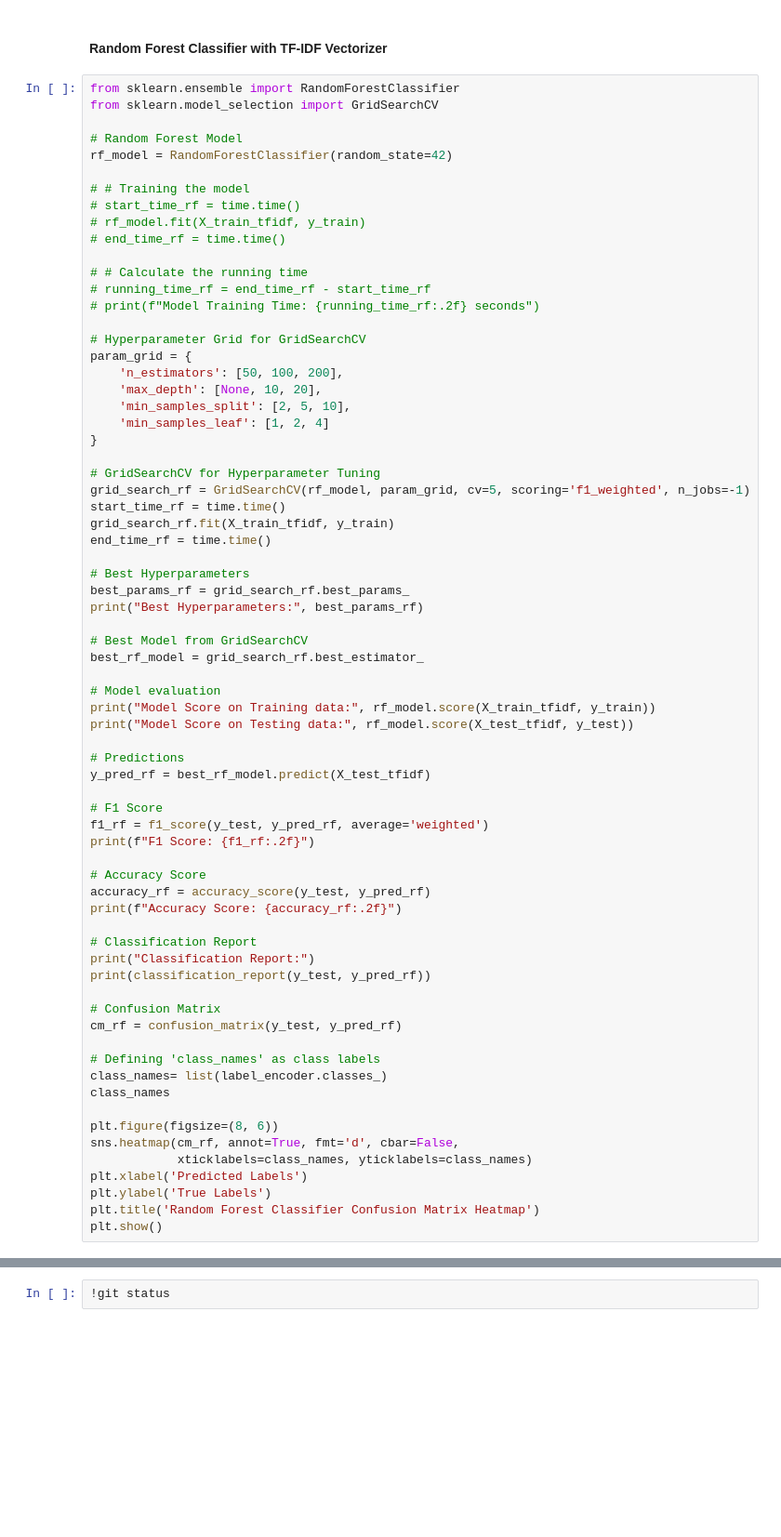
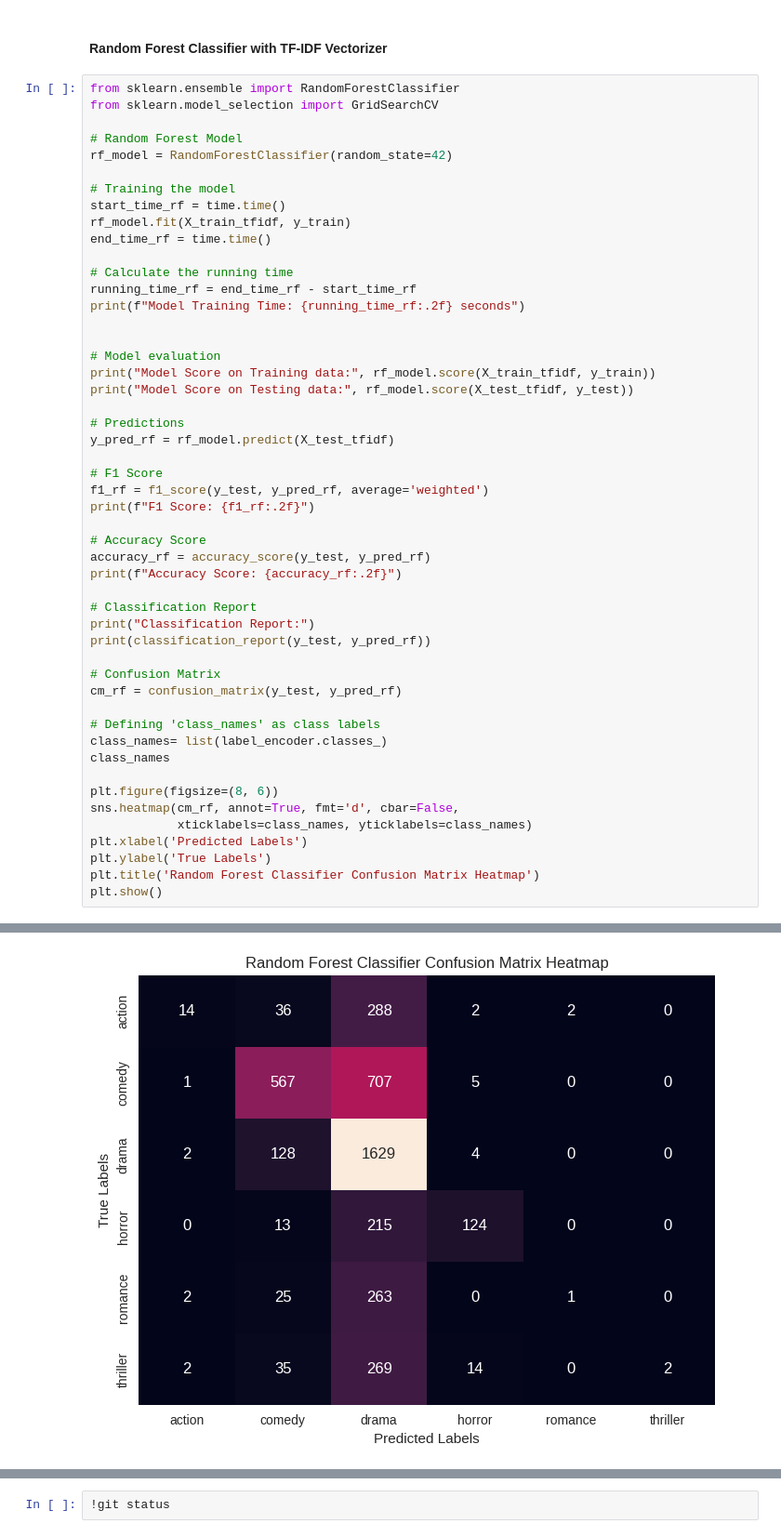
Before and after one commit to naamalia23/movie-genre-classification, a Jupyter notebook: main-modified.ipynb, the cells around one changed output, grey strips where cells are left out. Shown at 93% size. Drawn from its saved outputs; the diff is of its cells as text; blank space fills up the shorter version.

```diff
--- a/main-modified.ipynb
+++ b/main-modified.ipynb
@@ -996,42 +977,22 @@ from sklearn.model_selection import GridSearchCV
 # Random Forest Model
 rf_model = RandomForestClassifier(random_state=42)
 
-# # Training the model
-# start_time_rf = time.time()
-# rf_model.fit(X_train_tfidf, y_train)
-# end_time_rf = time.time()
-
-# # Calculate the running time
-# running_time_rf = end_time_rf - start_time_rf
-# print(f"Model Training Time: {running_time_rf:.2f} seconds")
-
-# Hyperparameter Grid for GridSearchCV
-param_grid = {
-    'n_estimators': [50, 100, 200],
-    'max_depth': [None, 10, 20],
-    'min_samples_split': [2, 5, 10],
-    'min_samples_leaf': [1, 2, 4]
-}
-
-# GridSearchCV for Hyperparameter Tuning
-grid_search_rf = GridSearchCV(rf_model, param_grid, cv=5, scoring='f1_weighted', n_jobs=-1)
+# Training the model
 start_time_rf = time.time()
-grid_search_rf.fit(X_train_tfidf, y_train)
+rf_model.fit(X_train_tfidf, y_train)
 end_time_rf = time.time()
 
-# Best Hyperparameters
-best_params_rf = grid_search_rf.best_params_
-print("Best Hyperparameters:", best_params_rf)
+# Calculate the running time
+running_time_rf = end_time_rf - start_time_rf
+print(f"Model Training Time: {running_time_rf:.2f} seconds")
 
-# Best Model from GridSearchCV
-best_rf_model = grid_search_rf.best_estimator_
 
 # Model evaluation
 print("Model Score on Training data:", rf_model.score(X_train_tfidf, y_train))
 print("Model Score on Testing data:", rf_model.score(X_test_tfidf, y_test))
 
 # Predictions
-y_pred_rf = best_rf_model.predict(X_test_tfidf)
+y_pred_rf = rf_model.predict(X_test_tfidf)
 
 # F1 Score
 f1_rf = f1_score(y_test, y_pred_rf, average='weighted')
@@ -1064 +1042,2 @@ KeyboardInterrupt: ignored
+[figure, added]
 # %% [markdown]
```
Also changed, not shown: parts of 9 cells of this notebook.
